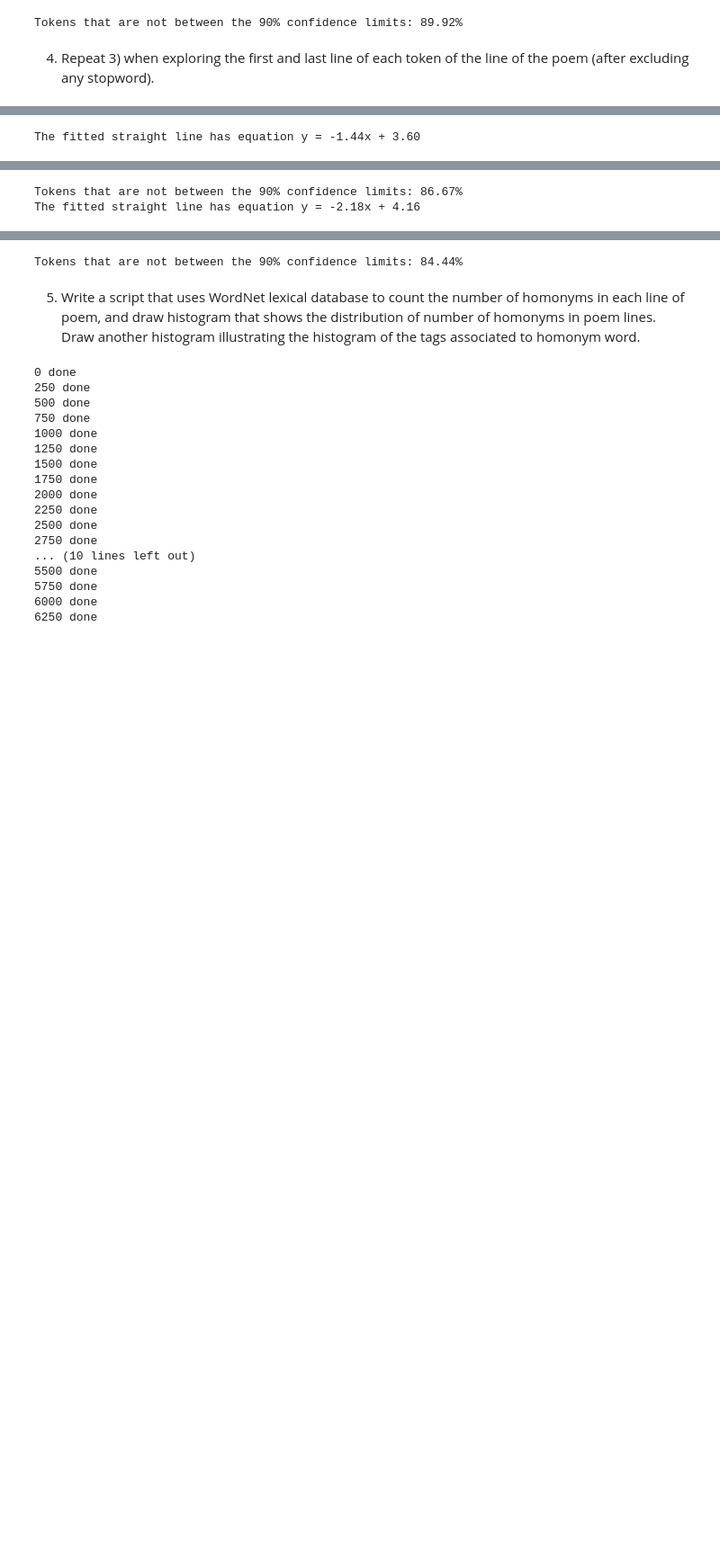
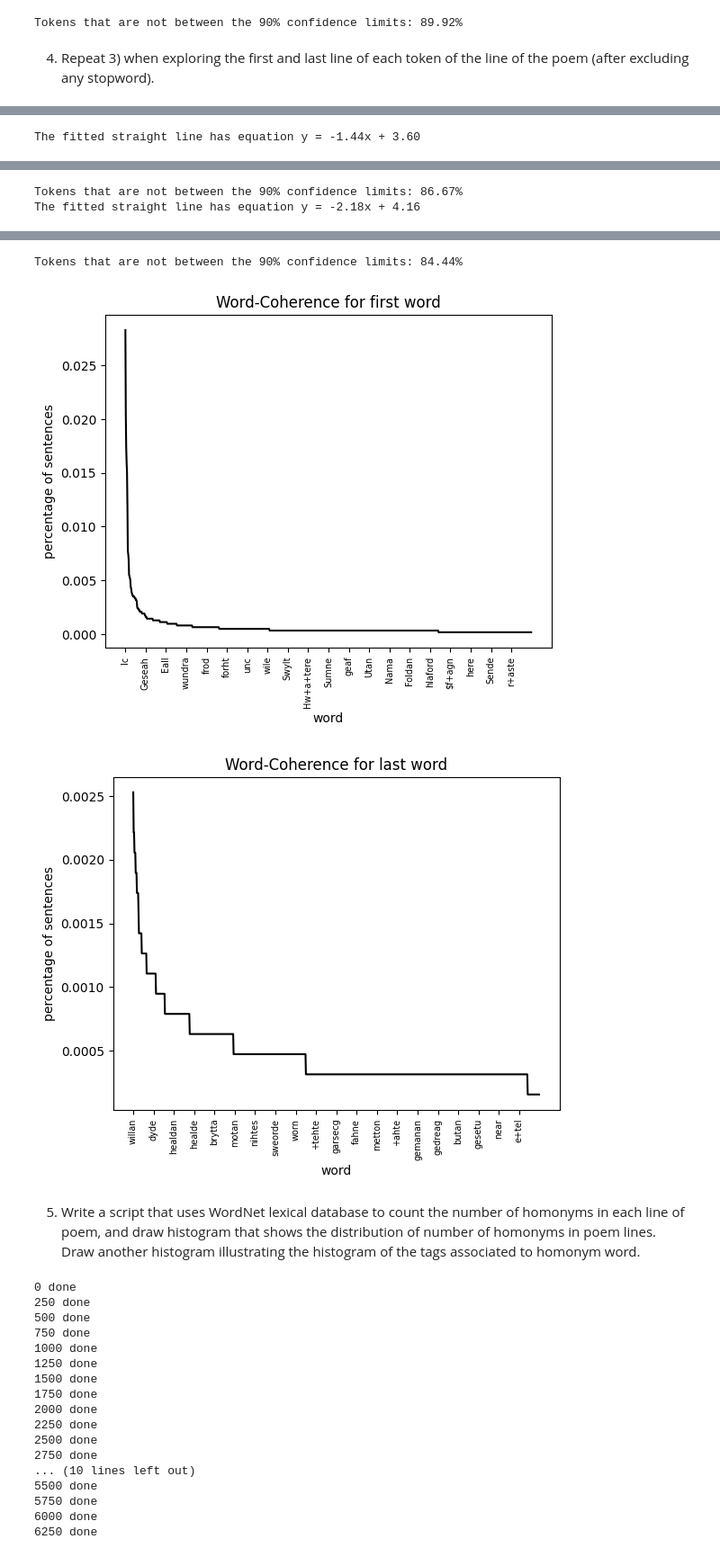
Before and after one commit to joonassutinen/NLP-Project-3, a Jupyter notebook: project_3.ipynb, the cells around one changed output, grey strips where cells are left out. Shown at 90% size. Cells and saved outputs as stored; diff of their text form; code cells hidden in the pictures; blank space fills up the shorter version.

```diff
--- a/project_3.ipynb
+++ b/project_3.ipynb
@@ -288,33 +288,48 @@ def plot_first_last(words, lastorfirst):
         y.append(i[1])
     plot = plt.plot(x[0:200], y[0:200], color='black')
     plt.title("Occurrence of {type} word".format(type = lastorfirst))
     plt.xlabel("word")
     plt.ylabel("occurrence")
     ax = plt.gca()
     ax.set_xticks(ax.get_xticks()[::5])
     plt.xticks(fontsize=7, rotation=90)
     plt.show()
 
+def get_firstlast_coherence(firstlast):
+    numofsent = len(firstlast)
+    x = Counter(firstlast)
+    ordered = x.most_common()
+    percentages = []
+    for i in ordered:
+        percentages.append((i[0], i[1]/numofsent))
+    return(ordered, percentages)
 firstwords, lastwords = first_and_last_words(sentences)
 plot_first_last(firstwords, "first")
 plot_first_last(lastwords, "last")
 
 ranked = rank_words_occurance(firstwords)
 tagx, tagy, wl = rwords_to_lists(ranked)
 draw_log_scale_reg_ci(tagx,tagy, "most frequent tag occurrence")
 
 ranked = rank_words_occurance(lastwords)
 tagx, tagy, wl = rwords_to_lists(ranked)
 draw_log_scale_reg_ci(tagx,tagy, "least frequent tag occurrence")
+
+ordered, percentages = get_firstlast_coherence(firstwords)
+draw_coherenceplot(percentages, "Word-Coherence for first word", "word", "percentage of sentences")
+ordered, percentages = get_firstlast_coherence(lastwords)
+draw_coherenceplot(percentages, "Word-Coherence for last word", "word", "percentage of sentences")
 # %% [output]
 [figure]
 [figure]
 The fitted straight line has equation y = -1.44x + 3.60
 [figure]
 Tokens that are not between the 90% confidence limits: 86.67%
 The fitted straight line has equation y = -2.18x + 4.16
 [figure]
 Tokens that are not between the 90% confidence limits: 84.44%
+[figure, added]
+[figure, added]
 # %% [markdown]
 5.	Write a script that uses WordNet lexical database to count the number of homonyms in each line of poem, and draw histogram that shows the distribution of number of homonyms in poem lines. Draw another histogram illustrating the histogram of the tags associated to homonym word.
 # %%
```
Also changed, not shown: parts of 7 cells of this notebook.
